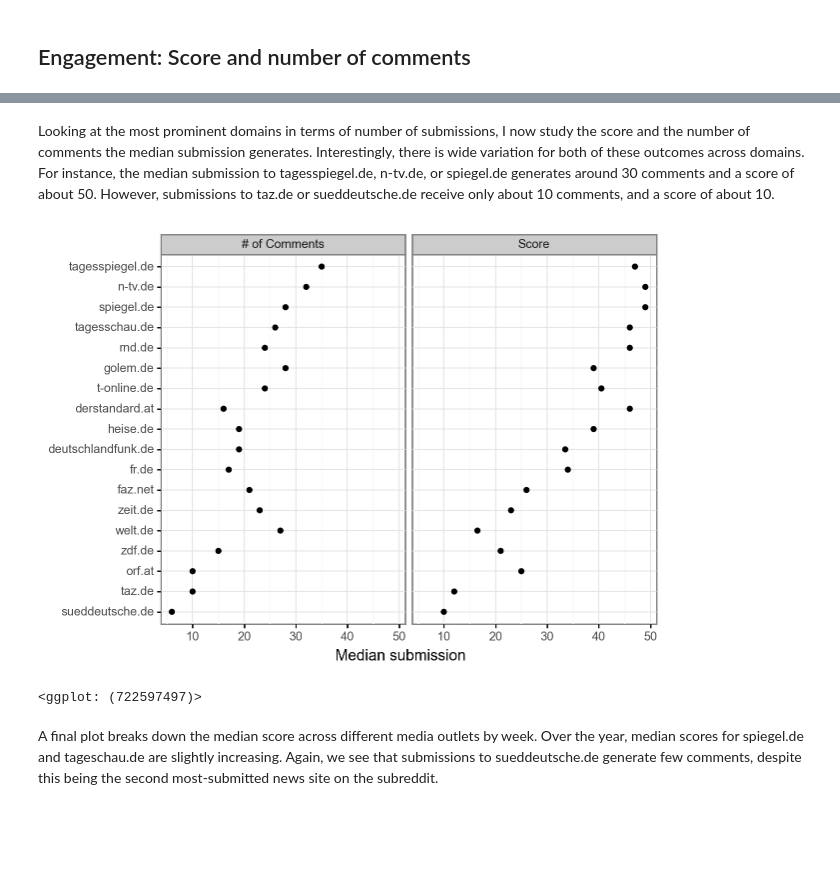
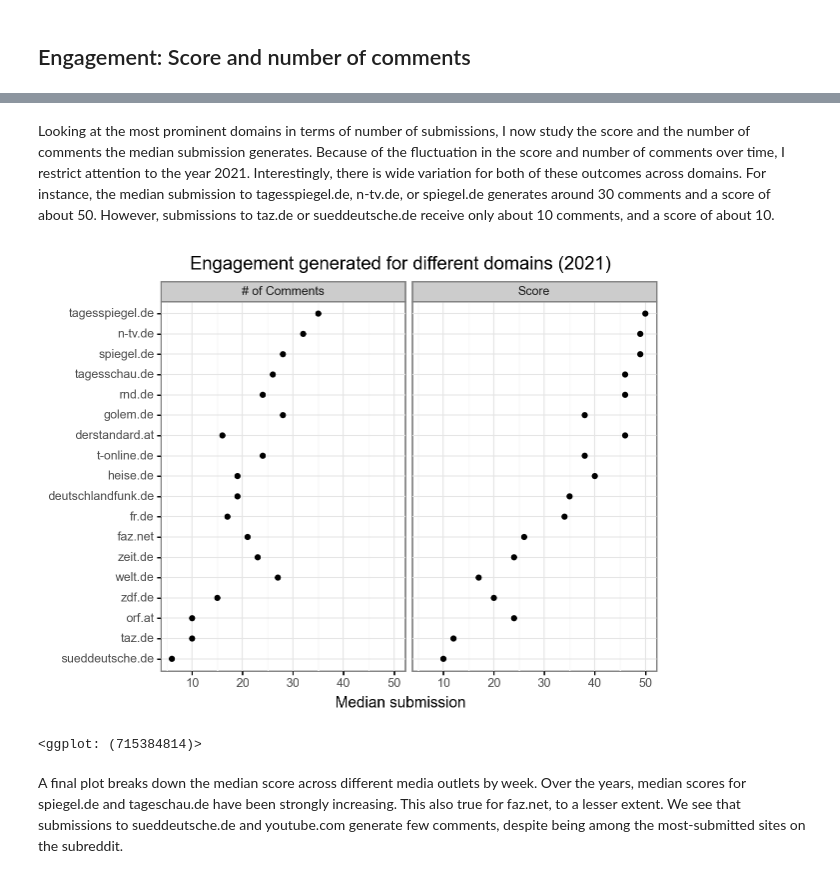
Before and after one commit to elbersb/reddit_media, a Jupyter notebook: reddit_analysis.ipynb, the cells around one changed output, grey strips where cells are left out. Saved outputs shown, nothing was run; the diff lists cells and outputs as text; code cells hidden in the pictures; blank space fills up the shorter version.

```diff
--- a/reddit_analysis.ipynb
+++ b/reddit_analysis.ipynb
@@ -27,6 +27,7 @@ import warnings
 warnings.filterwarnings('ignore')
 
 import pandas as pd
+import numpy as np
 from plotnine import *
 import arrow
 
@@ -34,6 +35,7 @@ import arrow
 import SubmissionDownloader
 
 DOWNLOAD = False # whether to re-download the data
+YEARS = [2019, 2020, 2021]
 
 # plots
 from IPython.display import set_matplotlib_formats
@@ -72,31 +82,33 @@ All submissions that were deleted by Reddit or the moderators are also removed f
 # %%
 df = pd.DataFrame(submissions)
 df['datetime'] = pd.to_datetime(df['created_utc'], unit='s', utc=True).dt.tz_convert('Europe/Berlin')
-df = df[df['datetime'].dt.year == 2021]
+df = df[df['datetime'].dt.year.isin(YEARS)]
 # only retain posts that were not removed by Reddit, moderators, etc.
 df = df[df['removed_by_category'].isnull()]
 # only retain subset of data
 df = df[['id', 'datetime', 'author', 'title', 'url', 'score', 'num_comments', 'full_link']]
 # helper columns
 df['N'] = 1
-df['day'] = pd.to_datetime(df['datetime'].dt.date)
-df['week'] = df['datetime'].dt.isocalendar().week.astype(int)
 # get domain from URLs
+
 def remove_prefixes(str, prefixes):
     for prefix in prefixes:
         str = str.removeprefix(prefix)
     return str
 
-parse_url = lambda url: remove_prefixes(urlparse(url).netloc, ['www.', 'www1.', 'i.', 'v.', '1.'])
+parse_url = lambda url: remove_prefixes(urlparse(url).netloc,
+    ['www.', 'www1.', 'i.', 'v.', '1.', 'm.', 'old.'])
 df['domain'] = df['url'].apply(parse_url)
 # recode domains
 df['domain'] = df['domain'].replace({
     'redd.it': 'reddit.com',
     '': 'reddit.com',
     'youtu.be': 'youtube.com',
+    'spon.de': 'spiegel.de',
     'sz.de': 'sueddeutsche.de',
     'sz-magazin.sueddeutsche.de': 'sueddeutsche.de'
 })
+df = df.drop_duplicates()
 
 df.shape
 # %% [output]
@@ -279,32 +344,37 @@ df.sort_values('num_comments', ascending=False)[cols].iloc[:10].style.hide_index
 # %% [markdown]
 Looking at the most prominent domains in terms of number of submissions, I now study the
-score and the number of comments the median submission generates. Interestingly, there is
-wide variation for both of these outcomes across domains. For instance, the median submission
+score and the number of comments the median submission generates. Because of the fluctuation in the score
+and number of comments over time, I restrict attention to the year 2021.
+Interestingly, there is wide variation for both of these outcomes across domains. For instance, the median submission
 to tagesspiegel.de, n-tv.de, or spiegel.de generates around 30 comments and a score of about 50.
 However, submissions to taz.de or sueddeutsche.de receive only about 10 comments, and a score
 of about 10.
 # %%
-by_domain = df.groupby(['domain']).\
+df['year'] = df['datetime'].dt.year
+by_domain = df.\
+    query('year==2021').\
+    groupby(['domain']).\
     agg({ 'N': 'count', 'score': 'median', 'num_comments': 'median'}).\
     reset_index().\
     sort_values('N', ascending=False).\
     drop('N', axis=1).\
     head(20).\
     query('domain != "imgur.com" & domain != "youtube.com"').\
     melt(id_vars=['domain']).\
     replace({'variable': {'num_comments': '# of Comments', 'score': 'Score'}})
 
 ggplot(by_domain, aes(y='reorder(domain, value)', x='value')) + \
     facet_wrap('variable') + \
     geom_point() + \
-    labs(x='Median submission', y='') + \
+    labs(title='Engagement generated for different domains (2021)', x='Median submission', y='') + \
     my_theme
 # %% [output]
-[figure, old version]
+[figure, new version]
-<ggplot: (722597497)>
+<ggplot: (715384814)>
 # %% [markdown]
 A final plot breaks down the median score across different media outlets by week.
-Over the year, median scores for spiegel.de and tageschau.de are slightly increasing.
-Again, we see that submissions to sueddeutsche.de generate few comments, despite
-this being the second most-submitted news site on the subreddit.
+Over the years, median scores for spiegel.de and tageschau.de have been strongly increasing.
+This also true for faz.net, to a lesser extent.
+We see that submissions to sueddeutsche.de and youtube.com generate few comments, despite
+being among the most-submitted sites on the subreddit.
 # %%
```
Also changed, not shown: parts of 28 cells of this notebook, 2 other files.
